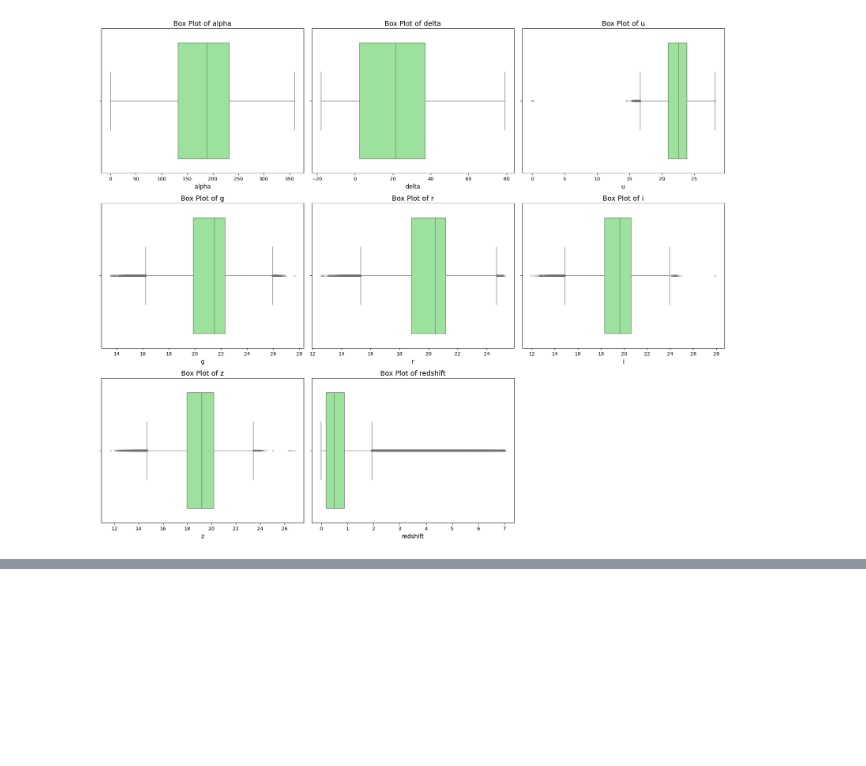
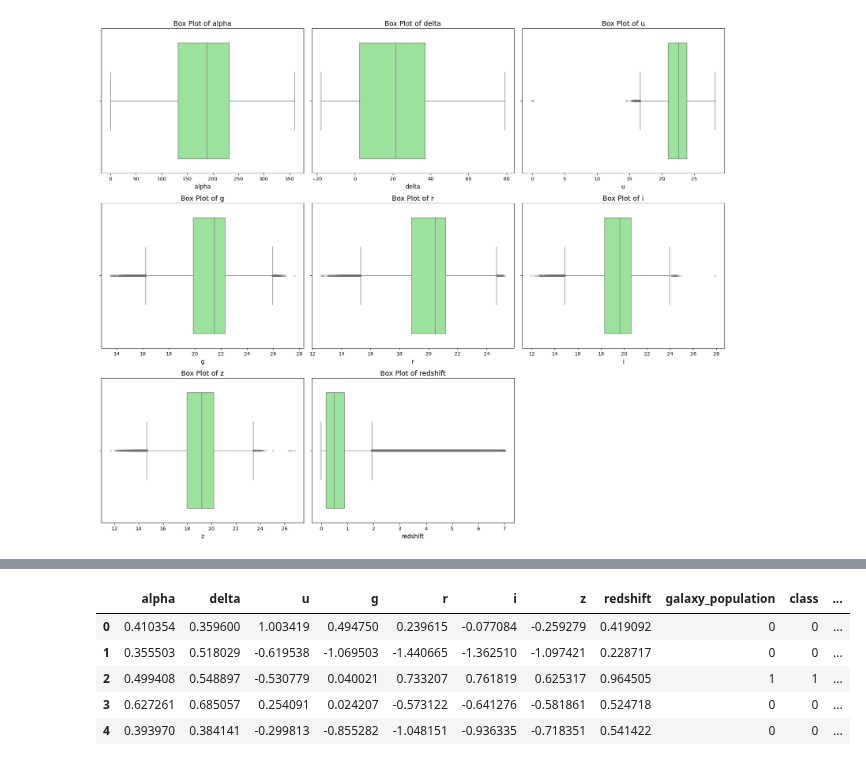
Before and after one commit to David-Langat/Kaggle, a Jupyter notebook: playground_series/predicting_stellar_class/predicting_stellar_class.ipynb, the cells around one changed output, grey strips where cells are left out. Cells and saved outputs as stored; diff of their text form; code cells hidden in the pictures; blank space fills up the shorter version.

```diff
--- a/playground_series/predicting_stellar_class/predicting_stellar_class.ipynb
+++ b/playground_series/predicting_stellar_class/predicting_stellar_class.ipynb
@@ -279,0 +305,46 @@ plot_numerical_boxplots(preprocessed_categorical_train_df)
+# %%
+def preprocess_numerical_features(df):
+    '''
+    Preprocess numerical features in the dataframe.
+    Minmax scaler is used for apla and delta features.
+    Standard scaler is used for g,r and i features.
+    Robust scaler is used for u and z features. Due to outliers.
+    Quantile transformer is used for redshift feature.
+
+
+    Parameters:
+    - df: pandas DataFrame
+
+    Output: DataFrame with preprocessed numerical features
+    '''
+
+    temp_df = df.copy()
+    # Define the columns for each scaler
+    minmax_cols = ['alpha', 'delta']
+    standard_cols = ['g', 'r', 'i']
+    robust_cols = ['u', 'z']
+    quantile_cols = ['redshift']
+    # Initialize scalers
+    minmax_scaler = MinMaxScaler()
+    standard_scaler = StandardScaler()
+    robust_scaler = RobustScaler()
+    quantile_scaler = QuantileTransformer()
+    # Apply MinMaxScaler to alpha and delta
+    temp_df[minmax_cols] = minmax_scaler.fit_transform(temp_df[minmax_cols])
+    # Apply StandardScaler to g, r, and i
+    temp_df[standard_cols] = standard_scaler.fit_transform(temp_df[standard_cols])
+    # Apply RobustScaler to u and z
+    temp_df[robust_cols] = robust_scaler.fit_transform(temp_df[robust_cols])
+    # Apply QuantileTransformer to redshift
+    temp_df[quantile_cols] = quantile_scaler.fit_transform(temp_df[quantile_cols])
+    return temp_df
+
+preprocessed_numerical_train_df = preprocess_numerical_features(preprocessed_categorical_train_df)
+preprocessed_numerical_train_df.head()
+# %% [output]
+|  | alpha | delta | u | g | r | i | z | redshift | galaxy_population | class | ... |
+| 0 | 0.410354 | 0.359600 | 1.003419 | 0.494750 | 0.239615 | -0.077084 | -0.259279 | 0.419092 | 0 | 0 | ... |
+| 1 | 0.355503 | 0.518029 | -0.619538 | -1.069503 | -1.440665 | -1.362510 | -1.097421 | 0.228717 | 0 | 0 | ... |
+| 2 | 0.499408 | 0.548897 | -0.530779 | 0.040021 | 0.733207 | 0.761819 | 0.625317 | 0.964505 | 1 | 1 | ... |
+| 3 | 0.627261 | 0.685057 | 0.254091 | 0.024207 | -0.573122 | -0.641276 | -0.581861 | 0.524718 | 0 | 0 | ... |
+| 4 | 0.393970 | 0.384141 | -0.299813 | -0.855282 | -1.048151 | -0.936335 | -0.718351 | 0.541422 | 0 | 0 | ... |
```
Also changed, not shown: parts of 5 cells of this notebook.
